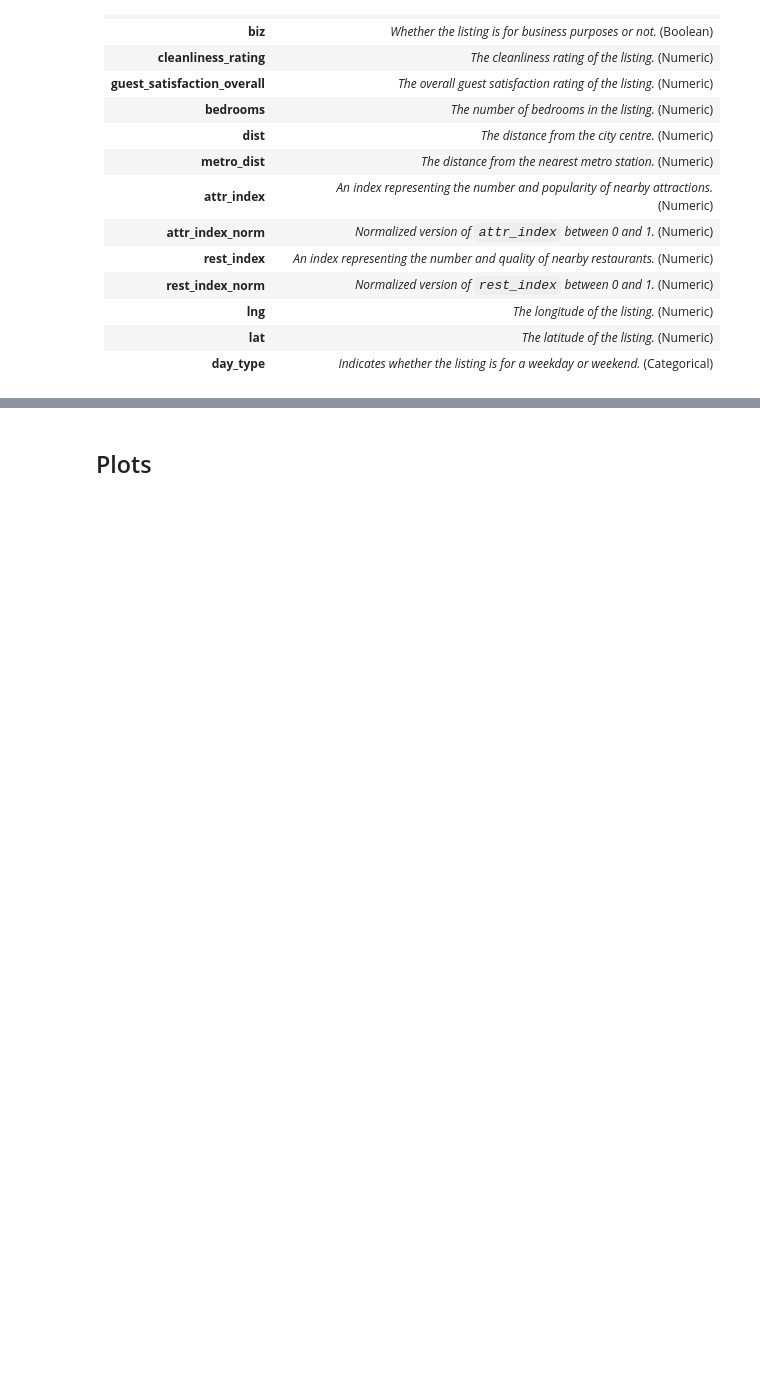
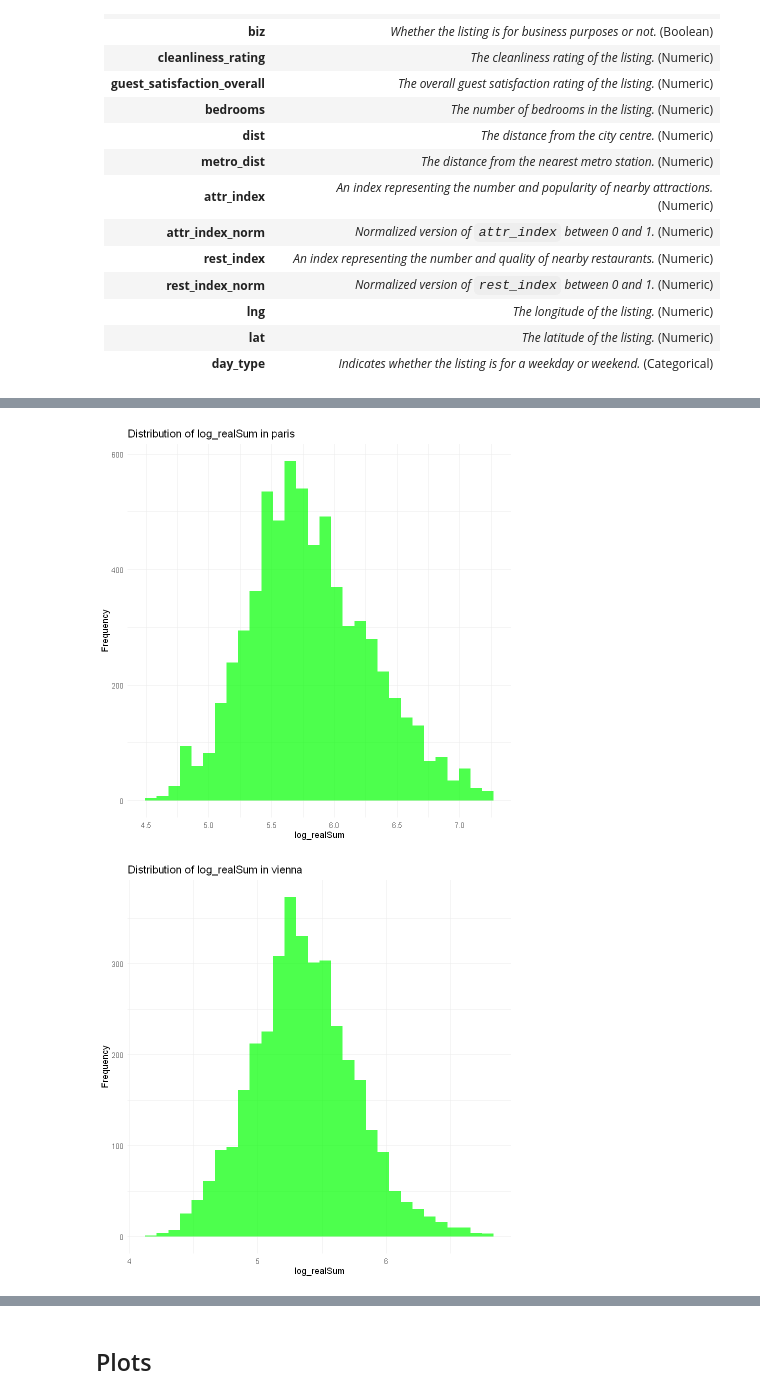
Before and after one commit to Winston8885/STAT-301, a Jupyter notebook: project.ipynb, the cells around one changed output, grey strips where cells are left out. Cells and saved outputs as stored; diff of their text form; code cells hidden in the pictures; blank space fills up the shorter version.

```diff
--- a/project.ipynb
+++ b/project.ipynb
@@ -133,0 +325,7 @@ A data.frame: 21 × 19
+# %%
+# apply log transformation to realSum in each city
+
+for (city in names(city_data_list)) {
+  city_data_list[[city]] <- city_data_list[[city]] %>%
+    mutate(log_realSum = log(realSum + 1)) # Adding 1 to avoid log(0)
+}
@@ -133,0 +339,16 @@ A data.frame: 21 × 19
+# %%
+# plot distribution of log_realSum in each city again to check
+
+for (city in names(city_data_list)) {
+
+  plot_city <- ggplot(city_data_list[[city]], aes(x = log_realSum)) +
+    geom_histogram(bins = 30, fill = "green", alpha = 0.7) +
+    labs(title = paste("Distribution of log_realSum in", city),
+         x = "log_realSum",
+         y = "Frequency") +
+    theme_minimal()
+  print(plot_city)
+}
+# %% [output]
+[figure, added]
+[figure, added]
```
Also changed, not shown: parts of 70 cells of this notebook, 7 other files.
